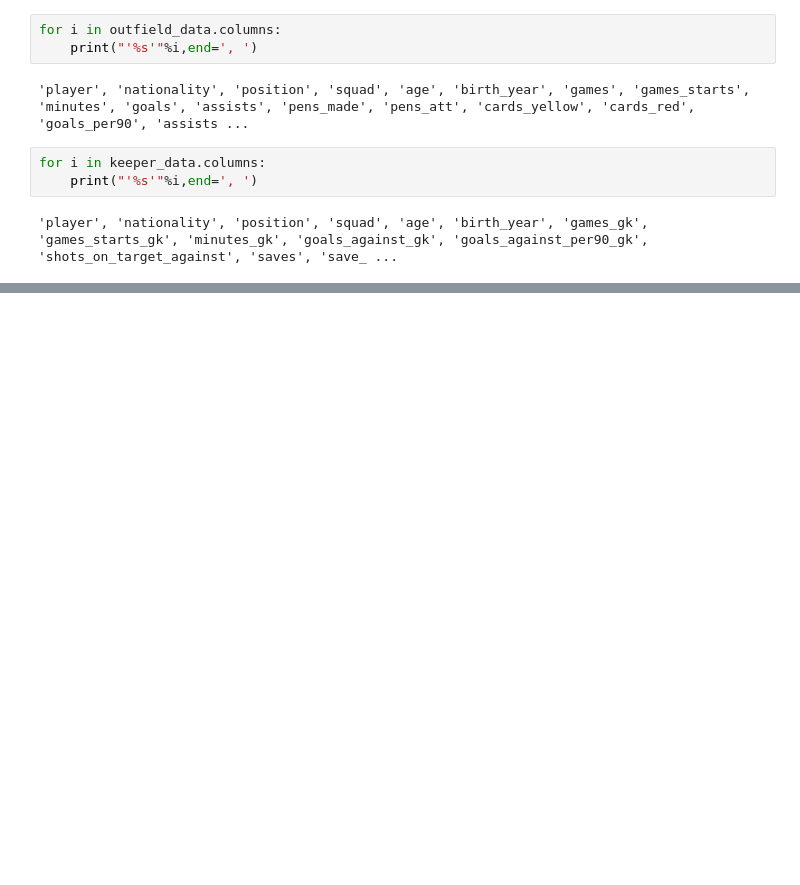
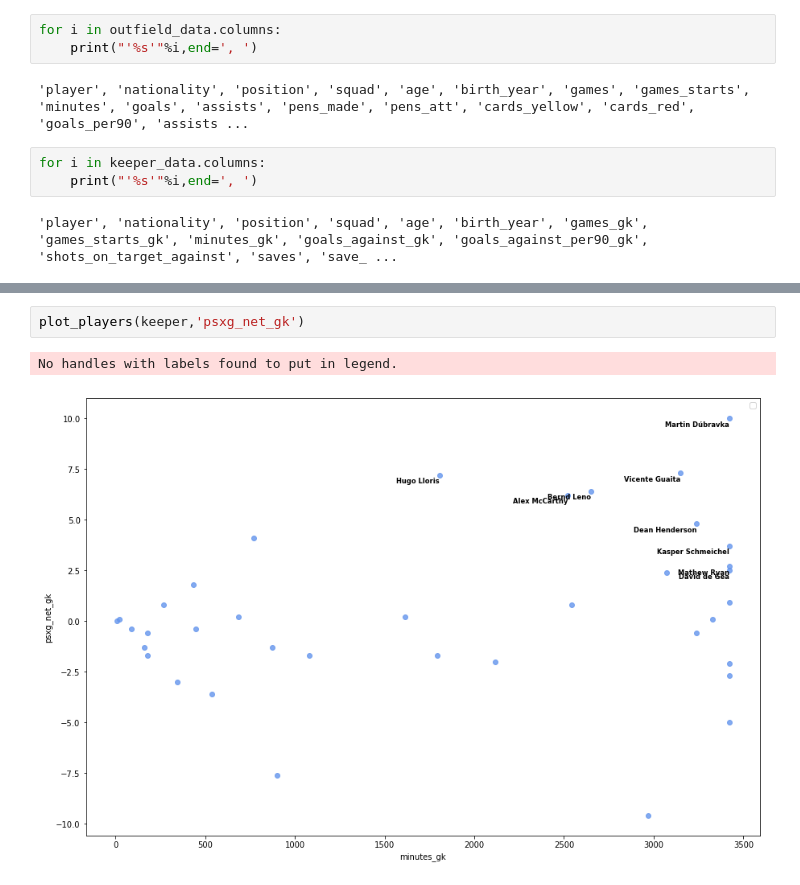
Before and after one commit to sidthakur08/fpl_explore, a Jupyter notebook: explore.ipynb, the cells around one changed output, grey strips where cells are left out. Saved outputs shown, nothing was run; the diff lists cells and outputs as text; blank space fills up the shorter version.

```diff
--- a/explore.ipynb
+++ b/explore.ipynb
@@ -83,0 +103,5 @@ for i in keeper_data.columns:
+# %%
+plot_players(keeper,'psxg_net_gk')
+# %% [output]
+No handles with labels found to put in legend.
+[figure, added]
```
Also changed, not shown: parts of 12 cells of this notebook.
